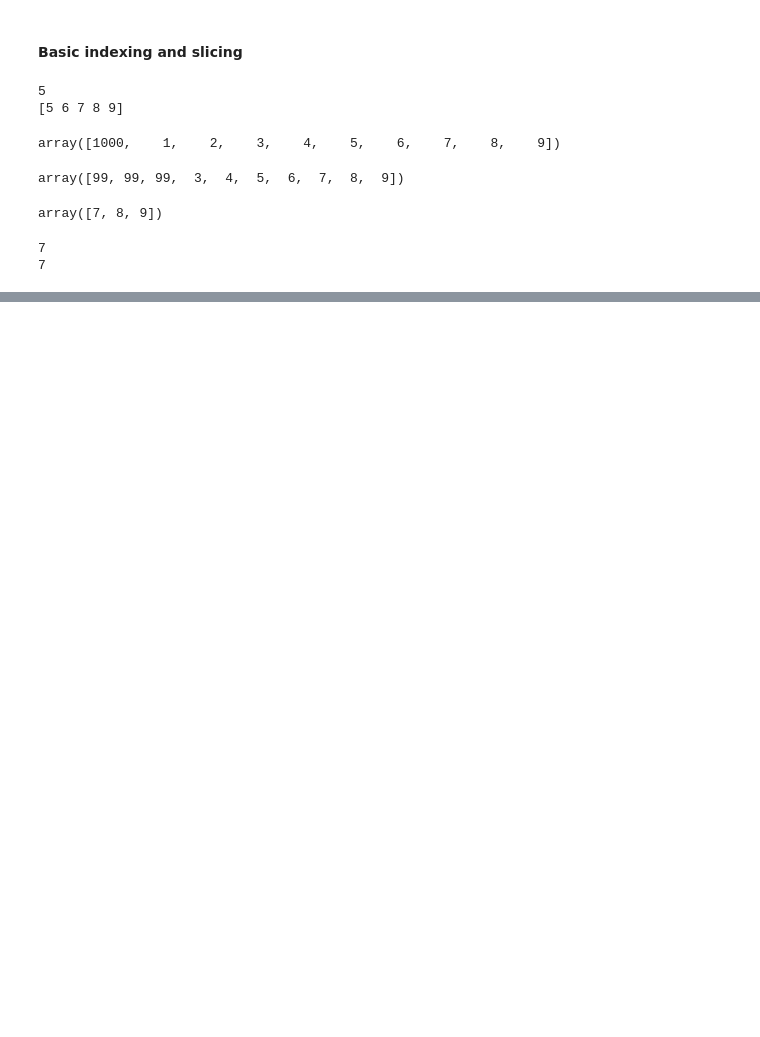
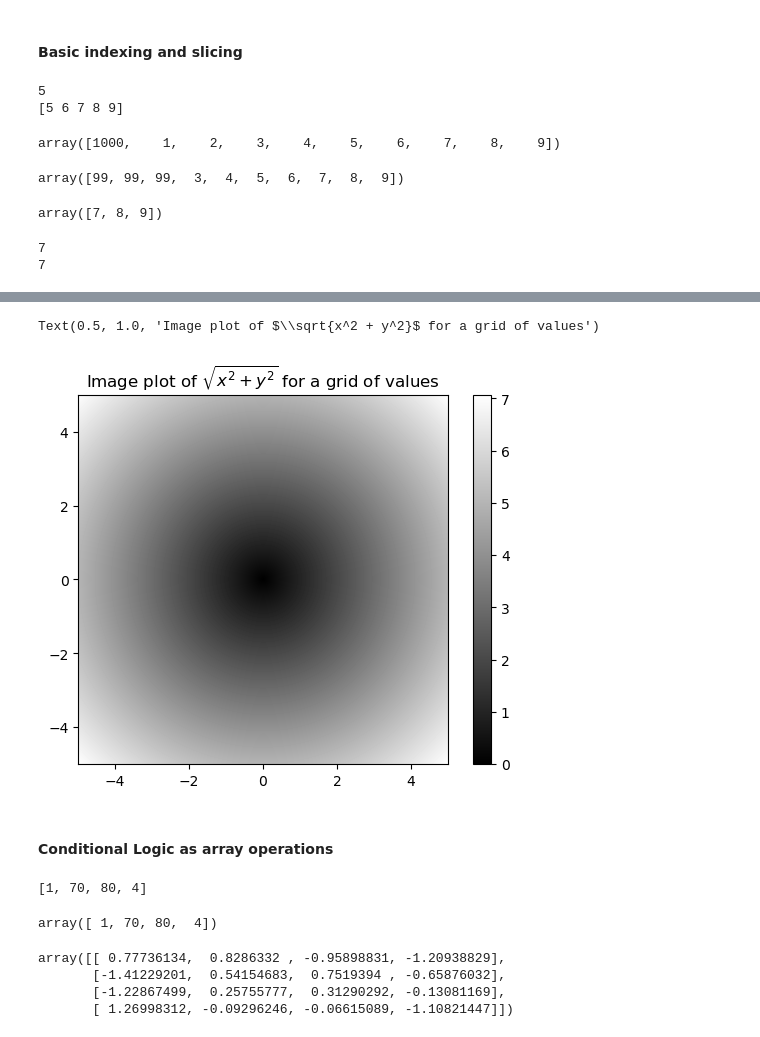
Before and after one commit to yaslitasomer/Python-for-Data-Analysis-Workbook, a Jupyter notebook: notebooks/chapter04_numpy.ipynb, the cells around one changed output, grey strips where cells are left out. Drawn from its saved outputs; the diff is of its cells as text; code cells hidden in the pictures; blank space fills up the shorter version.

```diff
--- a/notebooks/chapter04_numpy.ipynb
+++ b/notebooks/chapter04_numpy.ipynb
@@ -174,0 +473,5 @@ print(arr2d[2, 0])
+# %%
+points = np.arange(-5, 5, 0.01)
+# %%
+xs, ys = np.meshgrid(points, points)
+print(xs, ys, sep="\n")
@@ -174,0 +493,3 @@ print(arr2d[2, 0])
+# %%
+z = np.sqrt(xs ** 2 + ys ** 2)
+z
@@ -174,0 +512,9 @@ print(arr2d[2, 0])
+# %%
+plt.imshow(z, cmap=plt.cm.gray, extent=[-5, 5, -5, 5])
+plt.colorbar()
+plt.title(r"Image plot of $\sqrt{x^2 + y^2}$ for a grid of values")
+# %% [output]
+Text(0.5, 1.0, 'Image plot of $\\sqrt{x^2 + y^2}$ for a grid of values')
+[figure, added]
+# %% [markdown]
+#### Conditional Logic as array operations
@@ -174,0 +526,20 @@ print(arr2d[2, 0])
+# %%
+result = [(x if c else y) for x, y, c in zip(xarr, yarr, cond)]
+result
+
+# Not that fast for large arrays and not working for multidimensional arrays
+# %% [output]
+[1, 70, 80, 4]
+# %%
+result = np.where(cond, xarr, yarr)
+result
+# %% [output]
+array([ 1, 70, 80,  4])
+# %%
+arr = rng.standard_normal((4, 4))
+arr
+# %% [output]
+array([[ 0.77736134,  0.8286332 , -0.95898831, -1.20938829],
+       [-1.41229201,  0.54154683,  0.7519394 , -0.65876032],
+       [-1.22867499,  0.25755777,  0.31290292, -0.13081169],
+       [ 1.26998312, -0.09296246, -0.06615089, -1.10821447]])
```
Also changed, not shown: parts of 108 cells of this notebook, 2 other files.
